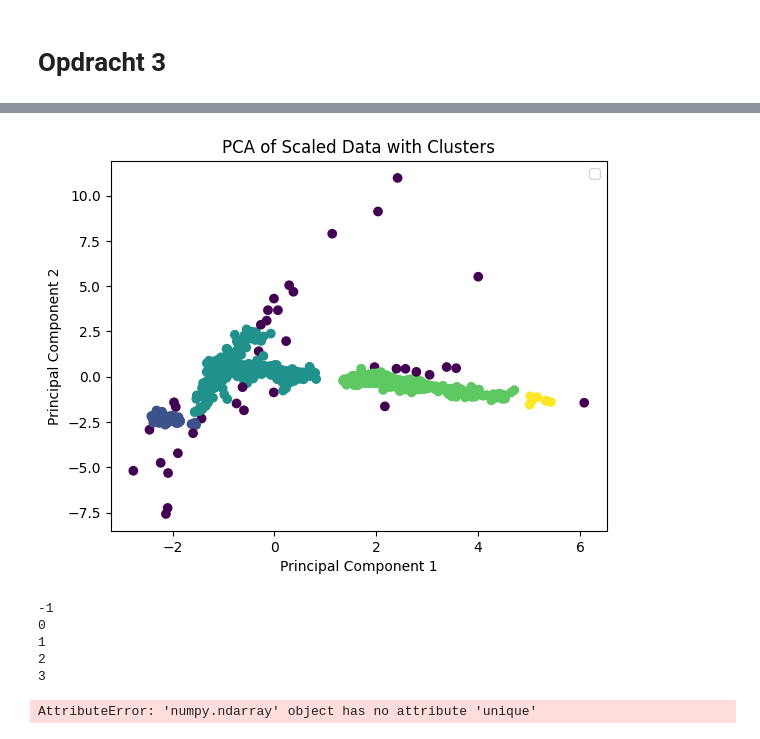
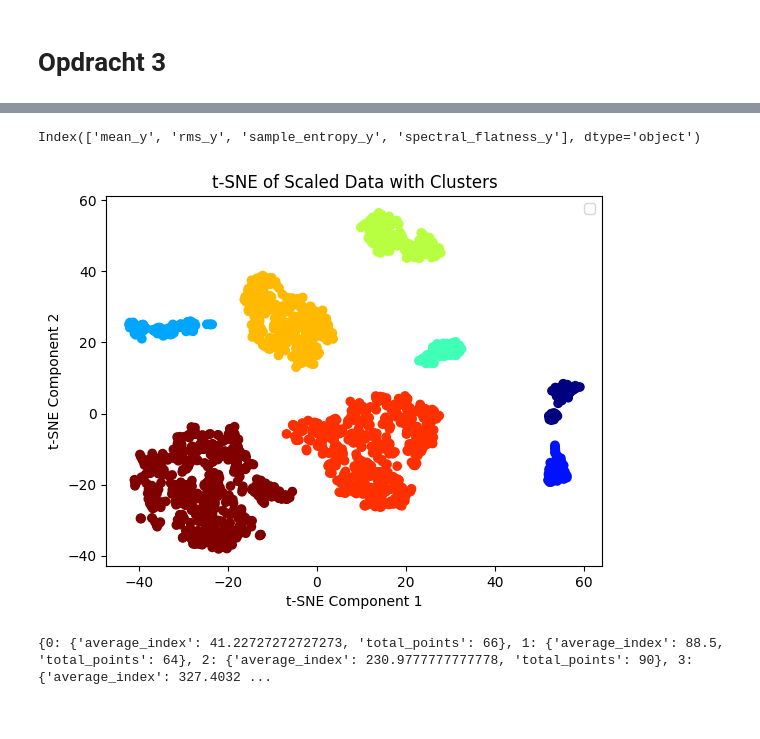
Before and after one commit to luukhfontys/Datascience-eindopdracht, a Jupyter notebook: DS Eindopdracht.ipynb, the cells around one changed output, grey strips where cells are left out. Drawn from its saved outputs; the diff is of its cells as text; code cells hidden in the pictures.

```diff
--- a/DS Eindopdracht.ipynb
+++ b/DS Eindopdracht.ipynb
@@ -601,25 +865,37 @@ plt.show()
+# %%
+X_vert_zonder.columns.values
+# %% [output]
+Index(['mean_y', 'rms_y', 'sample_entropy_y', 'spectral_flatness_y'], dtype='object')
 # %%
-dbscan = DBSCAN(eps=0.3, min_samples=5)
-clusters = dbscan.fit_predict(pca_data)
-plt.scatter(pca_data[:, 0], pca_data[:, 1], c=clusters)
+dbscan = DBSCAN(eps=4, min_samples=5)
+clusters = dbscan.fit_predict(tsne_data)
+plt.scatter(tsne_data[:, 0], tsne_data[:, 1], c=clusters, cmap='jet')
 plt.legend()
-plt.title('PCA of Scaled Data with Clusters')
-plt.xlabel('Principal Component 1')
-plt.ylabel('Principal Component 2')
+plt.title('t-SNE of Scaled Data with Clusters')
+plt.xlabel('t-SNE Component 1')
+plt.ylabel('t-SNE Component 2')
 plt.show()
 # %% [output]
-[figure, old version]
+[figure, new version]
 # %%
-for i in np.unique(clusters):
-    sum_clust = sum(clusters == i)
-    {
+cluster_info = {}
+
+# Iterate over unique clusters
+unique_clusters = np.unique(clusters)
+for cluster in unique_clusters:
+    # Find indices of points in the current cluster
+    indices = np.where(clusters == cluster)[0]
+
+    # Calculate average index value
+    avg_index = np.mean(indices)
+
+    # Get total number of points in the cluster
+    total_points = len(indices)
+
+    # Store the results in the dictionary
+    cluster_info[cluster] = {'average_index': avg_index, 'total_points': total_points}
+
+# Display the cluster information
+for key, item in cluster_info.items():
 # %% [output]
--1
-0
-1
-2
-3
+{0: {'average_index': 41.22727272727273, 'total_points': 66}, 1: {'average_index': 88.5, 'total_points': 64}, 2: {'average_index': 230.9777777777778, 'total_points': 90}, 3: {'average_index': 327.4032 ...
-# %%
-clusters.
-# %% [output]
-AttributeError: 'numpy.ndarray' object has no attribute 'unique'
```
Also changed, not shown: parts of 34 cells of this notebook, 16 other files.
